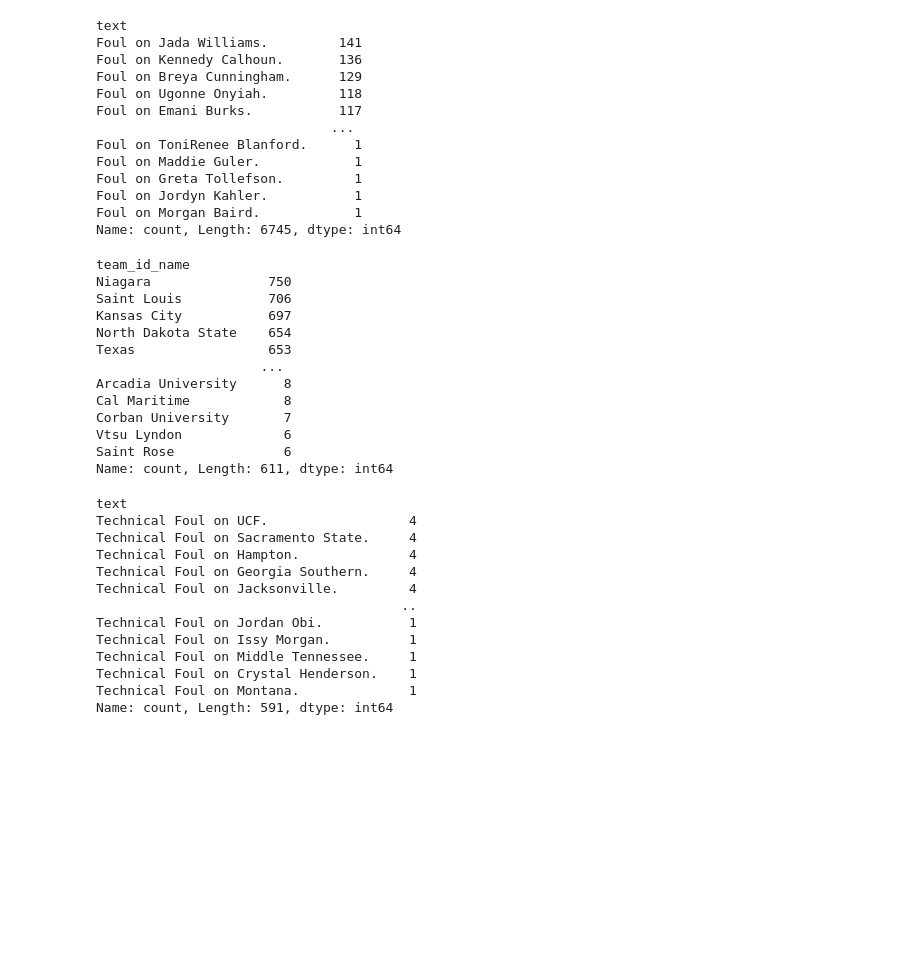
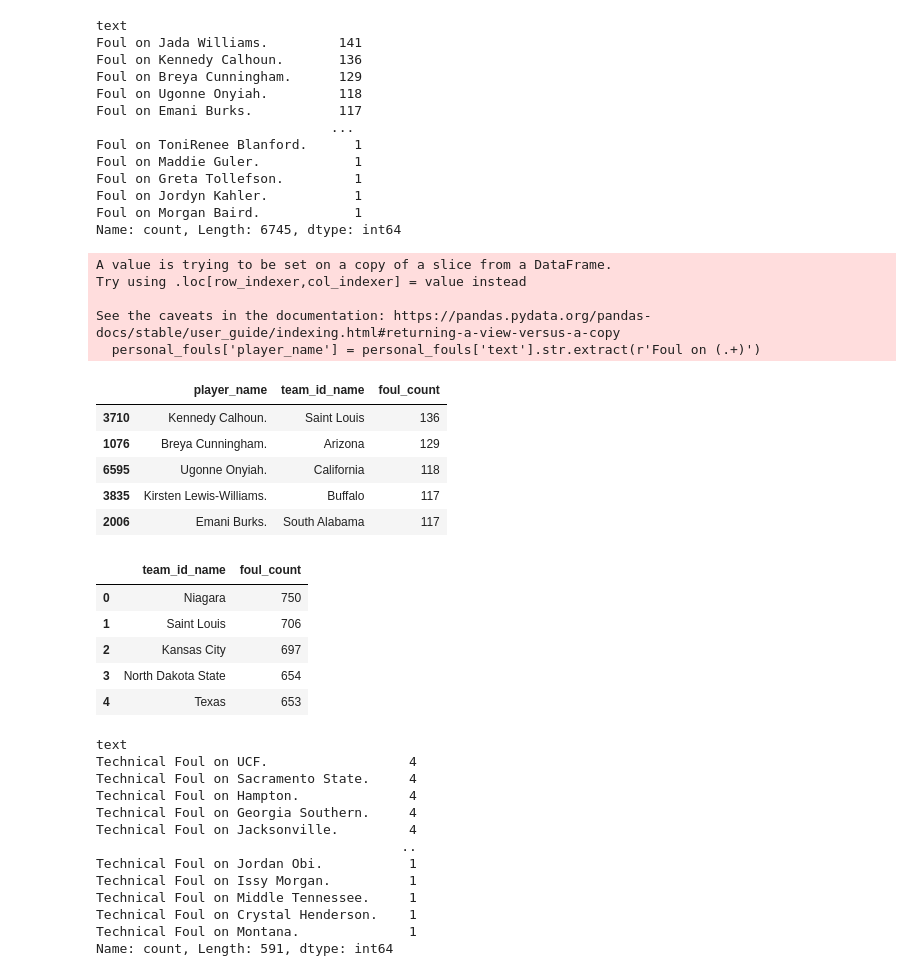
Before and after one commit to aimeejohnson/ncaa-basketball-capstone, a Jupyter notebook: notebooks/foul_analysis.ipynb, the cells around one changed output. Cells and saved outputs as stored; diff of their text form; code cells hidden in the pictures; blank space fills up the shorter version.

```diff
--- a/notebooks/foul_analysis.ipynb
+++ b/notebooks/foul_analysis.ipynb
@@ -160,23 +178,32 @@ Foul on Greta Tollefson.         1
 Foul on Jordyn Kahler.           1
 Foul on Morgan Baird.            1
 Name: count, Length: 6745, dtype: int64
+# %%
+personal_fouls['player_name'] = personal_fouls['text'].str.extract(r'Foul on (.+)')
+top_players = personal_fouls.groupby(['player_name','team_id_name'])['player_name'].count().reset_index(name='foul_count').sort_values(by='foul_count', ascending = False)
+top_players.head()
+# %% [output]
+A value is trying to be set on a copy of a slice from a DataFrame.
+Try using .loc[row_indexer,col_indexer] = value instead
+
+See the caveats in the documentation: https://pandas.pydata.org/pandas-docs/stable/user_guide/indexing.html#returning-a-view-versus-a-copy
+  personal_fouls['player_name'] = personal_fouls['text'].str.extract(r'Foul on (.+)')
+|  | player_name | team_id_name | foul_count |
+| 3710 | Kennedy Calhoun. | Saint Louis | 136 |
+| 1076 | Breya Cunningham. | Arizona | 129 |
+| 6595 | Ugonne Onyiah. | California | 118 |
+| 3835 | Kirsten Lewis-Williams. | Buffalo | 117 |
+| 2006 | Emani Burks. | South Alabama | 117 |
 # %%
-top_personal_foul_teams = personal_fouls['team_id_name'].value_counts()
-top_personal_foul_teams
+top_personal_foul_teams = personal_fouls['team_id_name'].value_counts().reset_index(name='foul_count')
+top_personal_foul_teams.head()
 # %% [output]
-team_id_name
-Niagara               750
-Saint Louis           706
-Kansas City           697
-North Dakota State    654
-Texas                 653
-                     ...
-Arcadia University      8
-Cal Maritime            8
-Corban University       7
-Vtsu Lyndon             6
-Saint Rose              6
-Name: count, Length: 611, dtype: int64
+|  | team_id_name | foul_count |
+| 0 | Niagara | 750 |
+| 1 | Saint Louis | 706 |
+| 2 | Kansas City | 697 |
+| 3 | North Dakota State | 654 |
+| 4 | Texas | 653 |
 # %%
 top_technical_foul_players = technical_fouls['text'].value_counts()
 top_technical_foul_players
```
Also changed, not shown: parts of 16 cells of this notebook.
